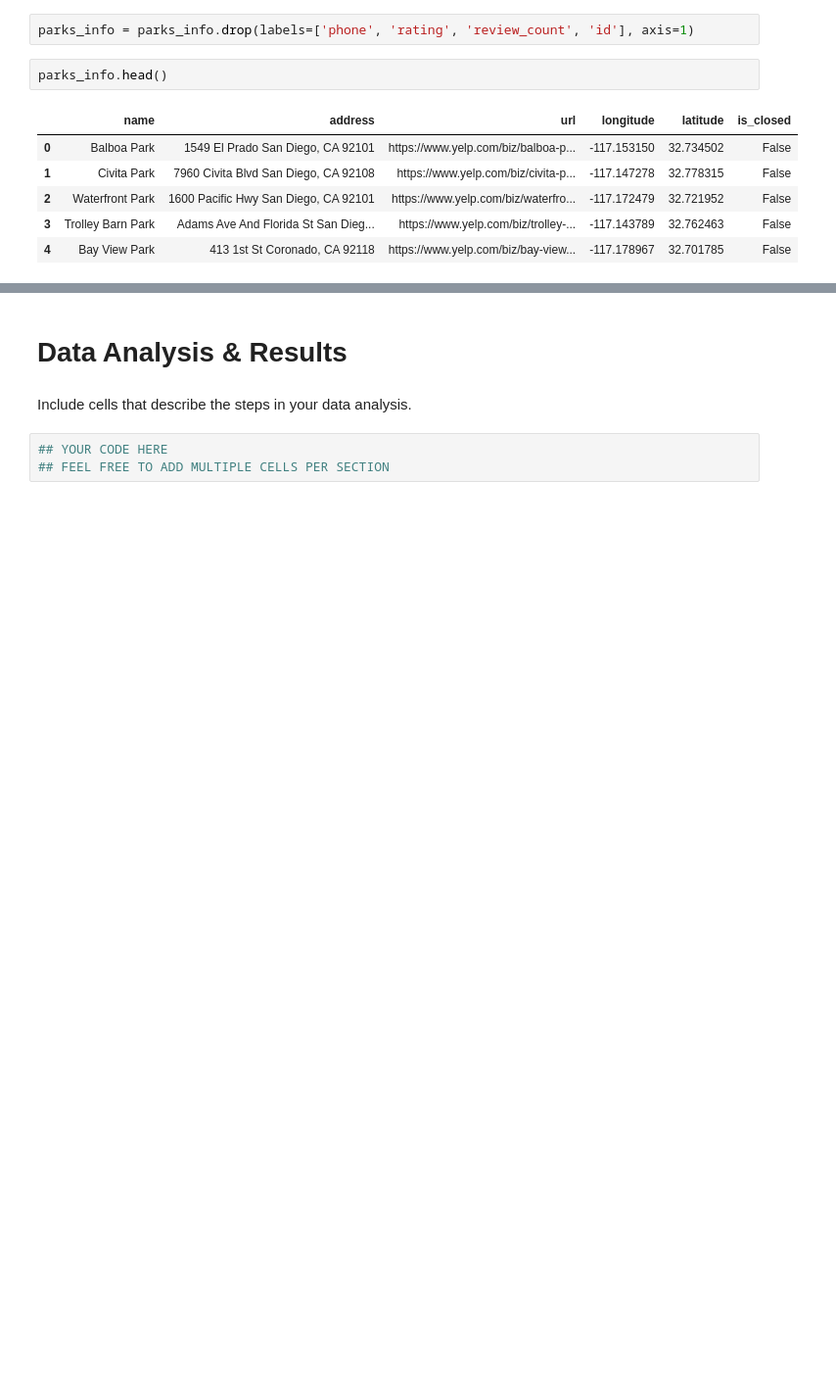
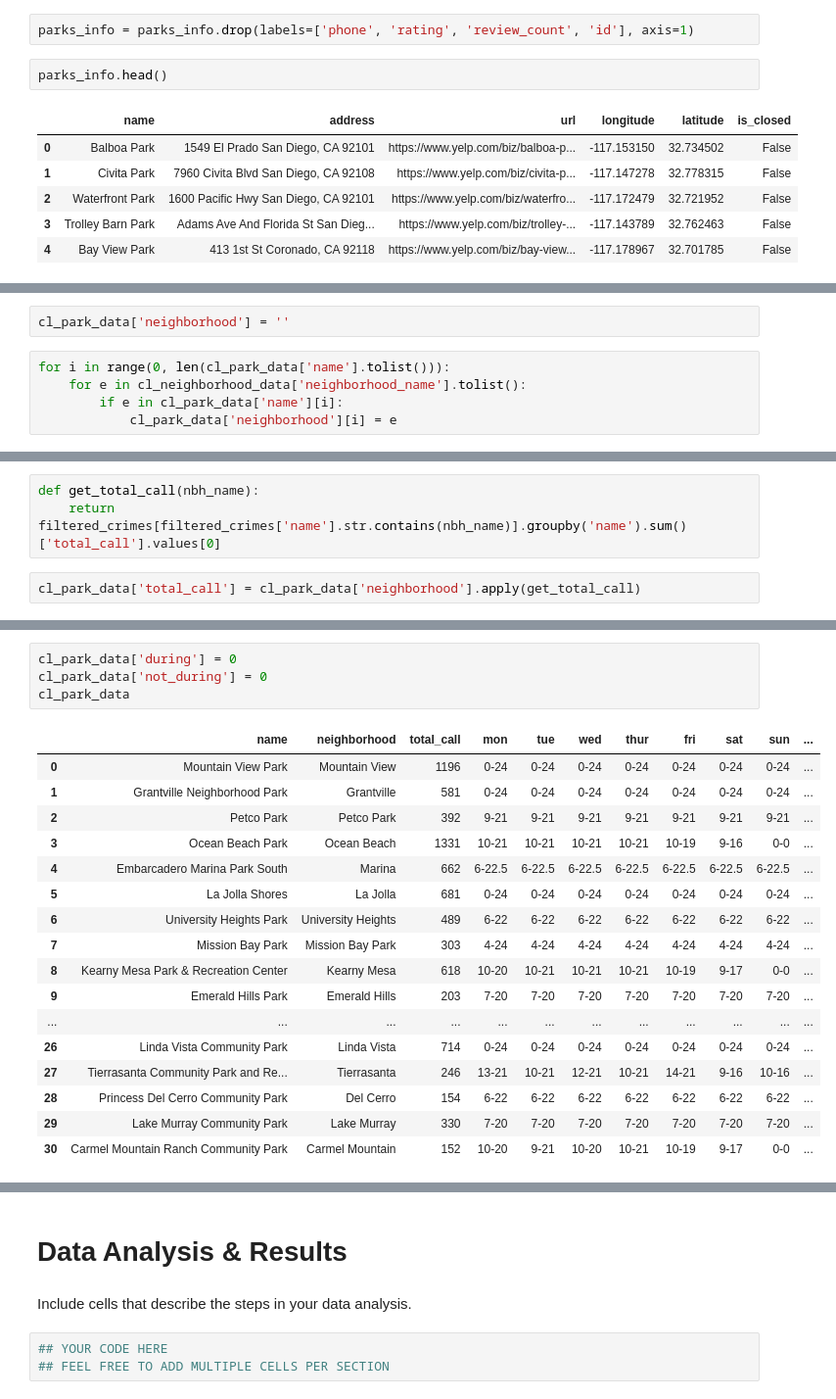
Before and after one commit to tnl001/individual_fa20, a Jupyter notebook: final_project/FinalProject_tnl001.ipynb, the cells around one changed output, grey strips where cells are left out. Shown: that part at 98% size. Saved outputs shown, nothing was run; the diff lists cells and outputs as text; blank space fills up the shorter version.

Commit message:
More data cleaning. Added time_categorize function. Removed categorize_time function. Major attempt to account for the inconsistency of datasets. Need to explain steps taken and finish up

```diff
--- a/final_project/FinalProject_tnl001.ipynb
+++ b/final_project/FinalProject_tnl001.ipynb
@@ -620,0 +499,7 @@ parks_crime_merge.index.tolist()
+# %%
+cl_park_data['neighborhood'] = ''
+# %%
+for i in range(0, len(cl_park_data['name'].tolist())):
+    for e in cl_neighborhood_data['neighborhood_name'].tolist():
+        if e in cl_park_data['name'][i]:
+            cl_park_data['neighborhood'][i] = e
@@ -620,0 +526,5 @@ parks_crime_merge.index.tolist()
+# %%
+def get_total_call(nbh_name):
+    return filtered_crimes[filtered_crimes['name'].str.contains(nbh_name)].groupby('name').sum()['total_call'].values[0]
+# %%
+cl_park_data['total_call'] = cl_park_data['neighborhood'].apply(get_total_call)
@@ -620,0 +656,22 @@ parks_crime_merge.index.tolist()
+# %%
+cl_park_data['during'] = 0
+cl_park_data['not_during'] = 0
+cl_park_data
+# %% [output]
+|  | name | neighborhood | total_call | mon | tue | wed | thur | fri | sat | sun | ... |
+| 0 | Mountain View Park | Mountain View | 1196 | 0-24 | 0-24 | 0-24 | 0-24 | 0-24 | 0-24 | 0-24 | ... |
+| 1 | Grantville Neighborhood Park | Grantville | 581 | 0-24 | 0-24 | 0-24 | 0-24 | 0-24 | 0-24 | 0-24 | ... |
+| 2 | Petco Park | Petco Park | 392 | 9-21 | 9-21 | 9-21 | 9-21 | 9-21 | 9-21 | 9-21 | ... |
+| 3 | Ocean Beach Park | Ocean Beach | 1331 | 10-21 | 10-21 | 10-21 | 10-21 | 10-19 | 9-16 | 0-0 | ... |
+| 4 | Embarcadero Marina Park South | Marina | 662 | 6-22.5 | 6-22.5 | 6-22.5 | 6-22.5 | 6-22.5 | 6-22.5 | 6-22.5 | ... |
+| 5 | La Jolla Shores | La Jolla | 681 | 0-24 | 0-24 | 0-24 | 0-24 | 0-24 | 0-24 | 0-24 | ... |
+| 6 | University Heights Park | University Heights | 489 | 6-22 | 6-22 | 6-22 | 6-22 | 6-22 | 6-22 | 6-22 | ... |
+| 7 | Mission Bay Park | Mission Bay Park | 303 | 4-24 | 4-24 | 4-24 | 4-24 | 4-24 | 4-24 | 4-24 | ... |
+| 8 | Kearny Mesa Park & Recreation Center | Kearny Mesa | 618 | 10-20 | 10-21 | 10-21 | 10-21 | 10-19 | 9-17 | 0-0 | ... |
+| 9 | Emerald Hills Park | Emerald Hills | 203 | 7-20 | 7-20 | 7-20 | 7-20 | 7-20 | 7-20 | 7-20 | ... |
+| ... | ... | ... | ... | ... | ... | ... | ... | ... | ... | ... | ... |
+| 26 | Linda Vista Community Park | Linda Vista | 714 | 0-24 | 0-24 | 0-24 | 0-24 | 0-24 | 0-24 | 0-24 | ... |
+| 27 | Tierrasanta Community Park and Re... | Tierrasanta | 246 | 13-21 | 10-21 | 12-21 | 10-21 | 14-21 | 9-16 | 10-16 | ... |
+| 28 | Princess Del Cerro Community Park | Del Cerro | 154 | 6-22 | 6-22 | 6-22 | 6-22 | 6-22 | 6-22 | 6-22 | ... |
+| 29 | Lake Murray Community Park | Lake Murray | 330 | 7-20 | 7-20 | 7-20 | 7-20 | 7-20 | 7-20 | 7-20 | ... |
+| 30 | Carmel Mountain Ranch Community Park | Carmel Mountain | 152 | 10-20 | 9-21 | 10-20 | 10-21 | 10-19 | 9-17 | 0-0 | ... |
```
Also changed, not shown: parts of 50 cells of this notebook.
